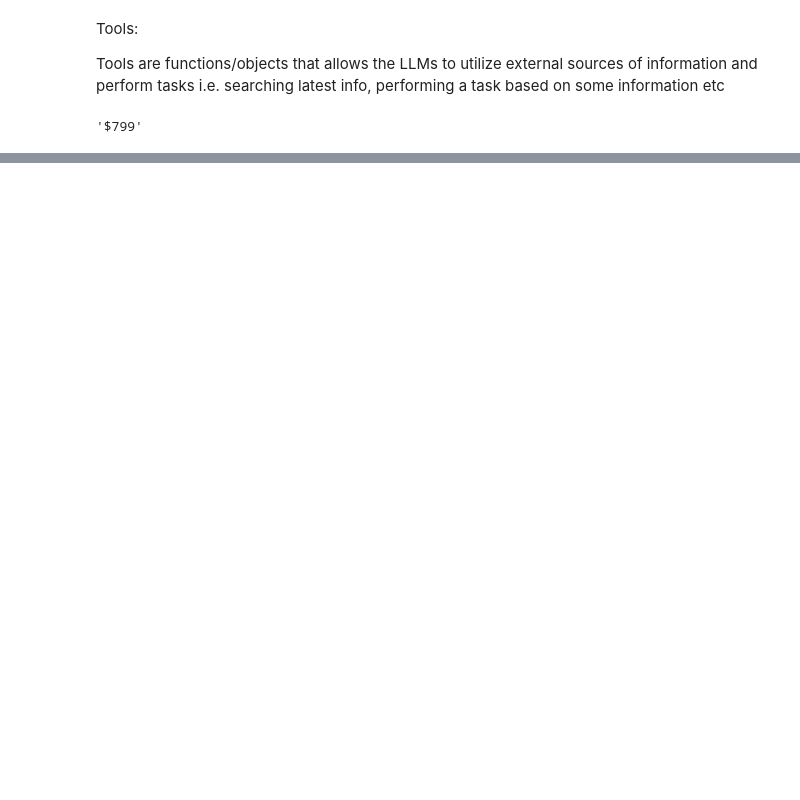
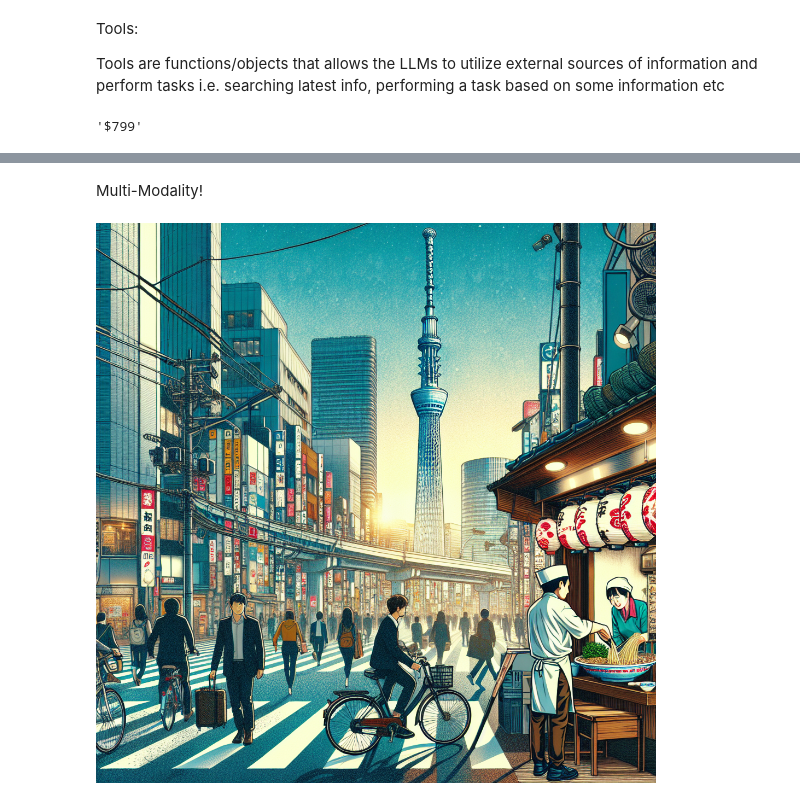
Before and after one commit to Hamzakhan001/llm-engineering-tools-rag-agents-finetuning, a Jupyter notebook: airline-agent.ipynb, the cells around one changed output, grey strips where cells are left out. Saved outputs shown, nothing was run; the diff lists cells and outputs as text; code cells hidden in the pictures; blank space fills up the shorter version.

Commit message:
added functionality to generate an image:

```diff
--- a/airline-agent.ipynb
+++ b/airline-agent.ipynb
@@ -90,3 +90,5 @@ gr.ChatInterface(fn=chat, type="messages").launch()
 * Running on local URL:  http://127.0.0.1:7862
 * To create a public link, set `share=True` in `launch()`.
 [interactive output not drawn]
+# %% [markdown]
+Multi-Modality!
@@ -92,0 +99,17 @@ gr.ChatInterface(fn=chat, type="messages").launch()
+# %%
+def artist(city):
+    image_response = openai.images.generate(
+        model = "dall-e-3",
+        prompt = f"Can you create an image for me representing vacation in {city}, showing unique attractions about it and living style of natives as well",
+        size = "1024x1024",
+        n=1,
+        response_format="b64_json",
+            )
+    image_base64 = image_response.data[0].b64_json
+    image_data = base64.b64decode(image_base64)
+    return Image.open(BytesIO(image_data))
+# %%
+image= artist("tokyo")
+display(image)
+# %% [output]
+[figure, added]
```
Also changed, not shown: parts of 1 cell of this notebook.
